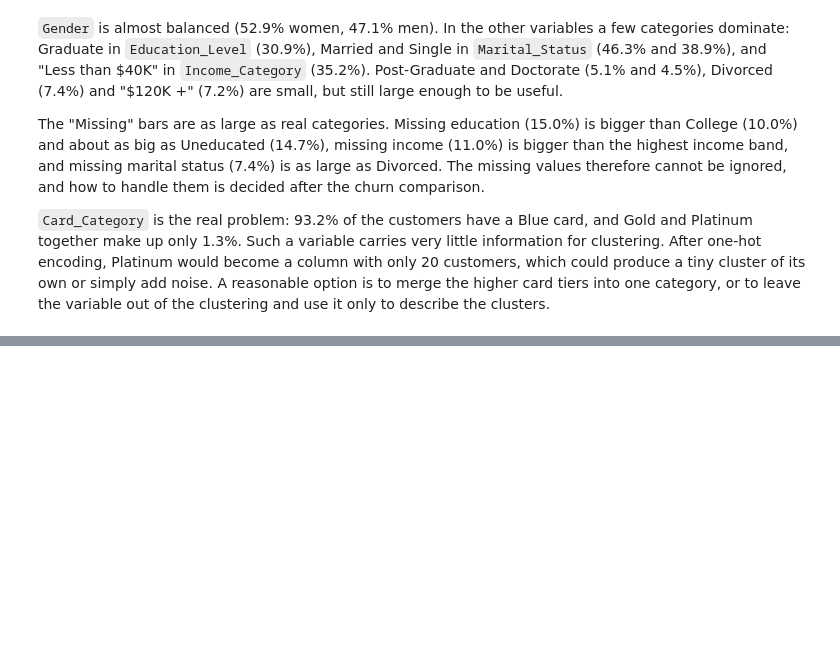
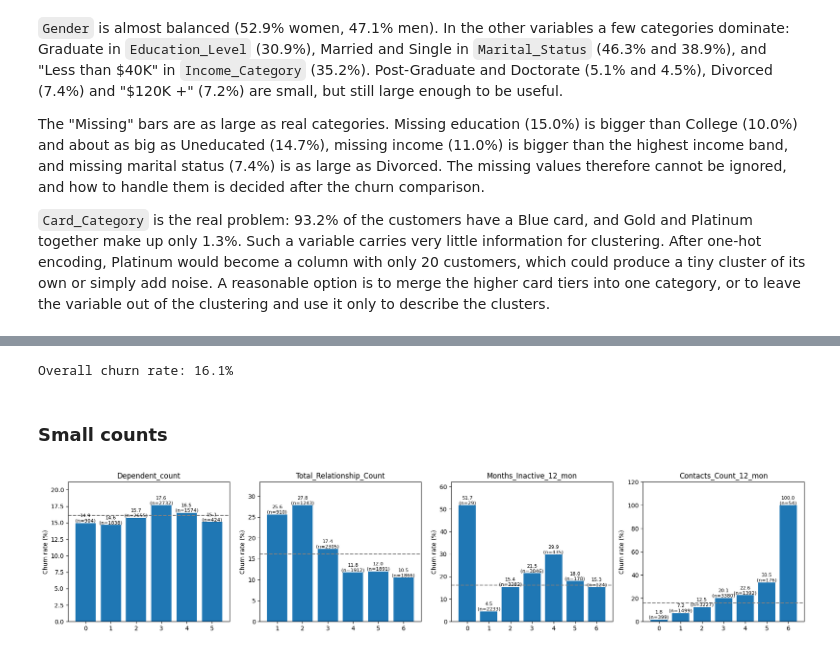
Before and after one commit to d3m1d0s/FoML_projects, a Jupyter notebook: project_1/bankchurners_eda_clustering.ipynb, the cells around one changed output, grey strips where cells are left out. Saved outputs shown, nothing was run; the diff lists cells and outputs as text; code cells hidden in the pictures; blank space fills up the shorter version.

```diff
--- a/project_1/bankchurners_eda_clustering.ipynb
+++ b/project_1/bankchurners_eda_clustering.ipynb
@@ -664,0 +673,37 @@ The "Missing" bars are as large as real categories. Missing education (15.0%) is
+# %%
+overall_churn = df["Churned"].mean() * 100
+print(f"Overall churn rate: {overall_churn:.1f}%")
+
+
+def plot_churn_rates(cols, figsize, rotation=0):
+    fig, axes = plt.subplots(1, len(cols), figsize=figsize)
+
+    for ax, col in zip(axes, cols):
+        groups = df.groupby(col, observed=False)["Churned"]
+        rates = groups.mean() * 100
+        sizes = groups.size()
+        # escape "$", otherwise matplotlib reads "$40K - $60K" as a formula
+        rates.index = rates.index.astype(str).str.replace("$", r"\$", regex=False)
+        sizes.index = rates.index
+        if df[col].isna().any():
+            rates["Missing"] = df.loc[df[col].isna(), "Churned"].mean() * 100
+            sizes["Missing"] = df[col].isna().sum()
+
+        bars = ax.bar(rates.index, rates.values)
+        ax.bar_label(bars, labels=[f"{rate:.1f}\n(n={size})" for rate, size in zip(rates, sizes)], fontsize=8)
+        ax.axhline(overall_churn, color="gray", linestyle="--")
+        ax.margins(y=0.2)
+        ax.set_title(col)
+        ax.set_ylabel("Churn rate (%)")
+        ax.tick_params(axis="x", rotation=rotation)
+
+    plt.tight_layout()
+    plt.show()
+# %% [output]
+Overall churn rate: 16.1%
+# %% [markdown]
+### Small counts
+# %%
+plot_churn_rates(count_cols, figsize=(18, 4))
+# %% [output]
+[figure, added]
```
Also changed, not shown: parts of 6 cells of this notebook.
